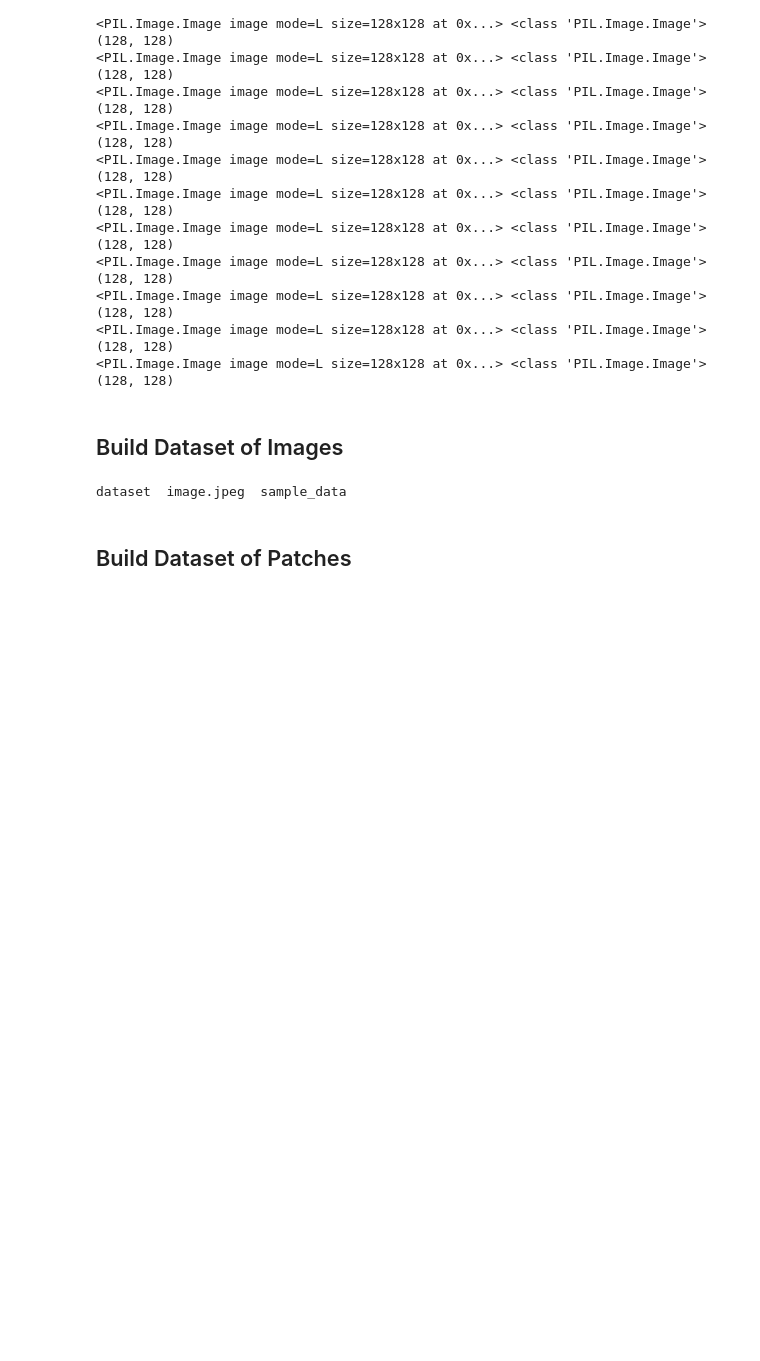
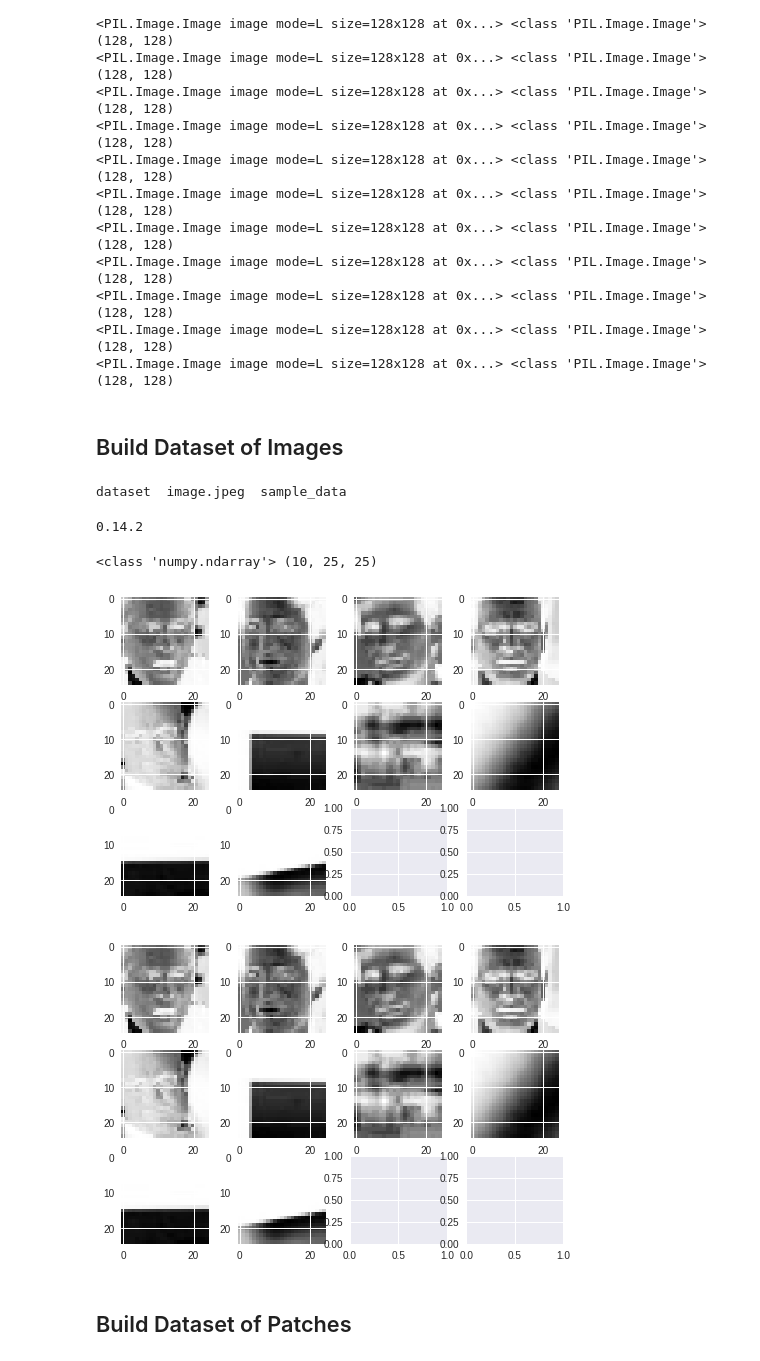
Before and after one commit to aakashv000/Machine-Learning-Lab-CS3103, a Jupyter notebook: Lab_8_Bag_of_Visual_Words.ipynb, the cells around one changed output. Saved outputs shown, nothing was run; the diff lists cells and outputs as text; code cells hidden in the pictures; blank space fills up the shorter version.

Commit message:
tried to build dataset of images

```diff
--- a/Lab_8_Bag_of_Visual_Words.ipynb
+++ b/Lab_8_Bag_of_Visual_Words.ipynb
@@ -185,0 +180,9 @@ moon = skimage.io.imread(filename)
+# %%
+import skimage
+import os
+import matplotlib.pyplot as plt
+import numpy as np
+
+print(skimage.__version__)
+# %% [output]
+0.14.2
@@ -186,3 +192,13 @@ moon = skimage.io.imread(filename)
+# %%
+image = skimage.data.lfw_subset()
+image = np.concatenate([image[0:5], image[100:105]])
+
+print(type(image), np.shape(image))
+skimage.io.imshow_collection(image)
+# %% [output]
+<class 'numpy.ndarray'> (10, 25, 25)
+[figure, added]
+[figure, added]
 # %% [markdown]
 ## Build Dataset of Patches
 # %%
```
Also changed, not shown: parts of 3 cells of this notebook.
